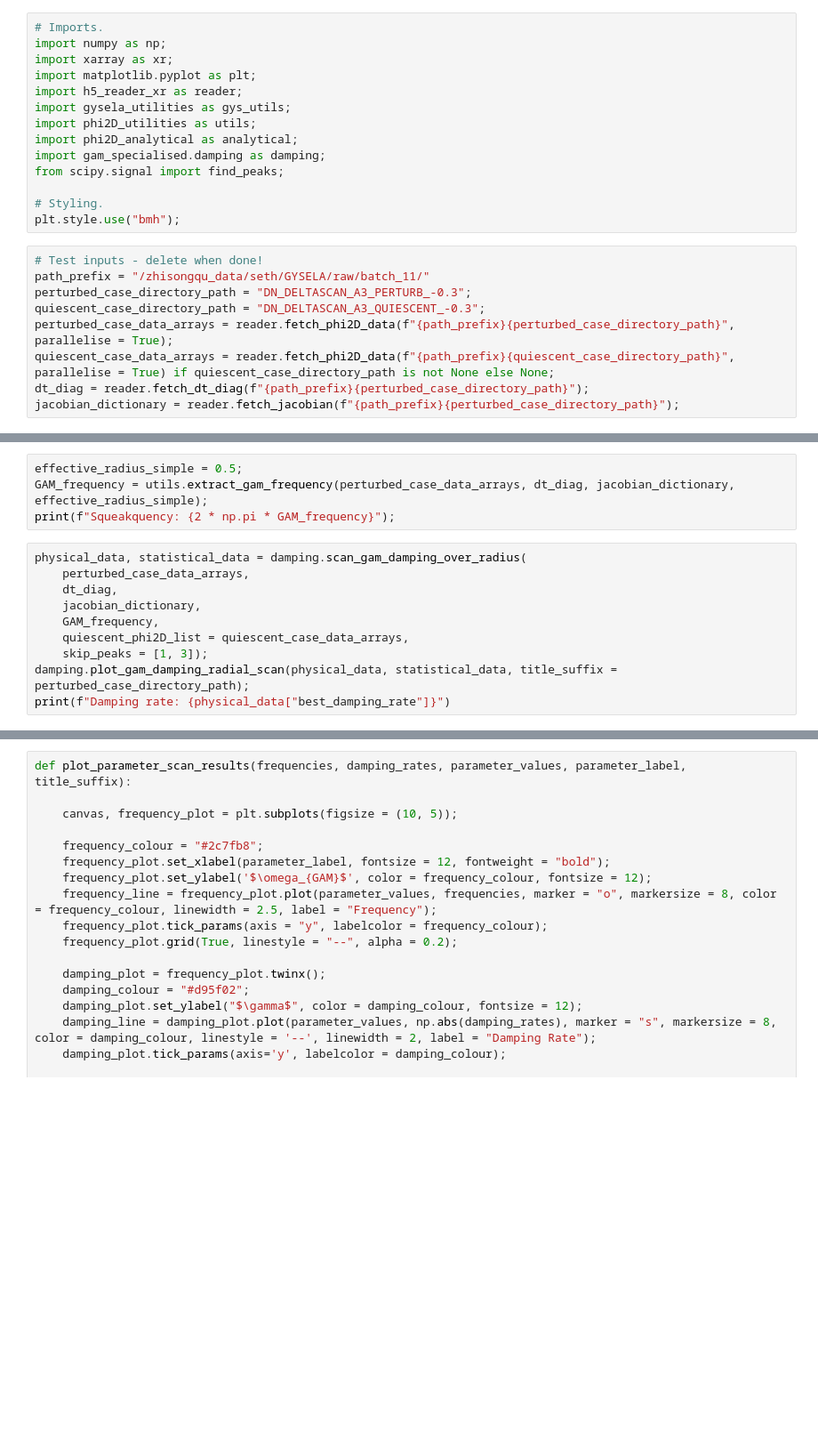
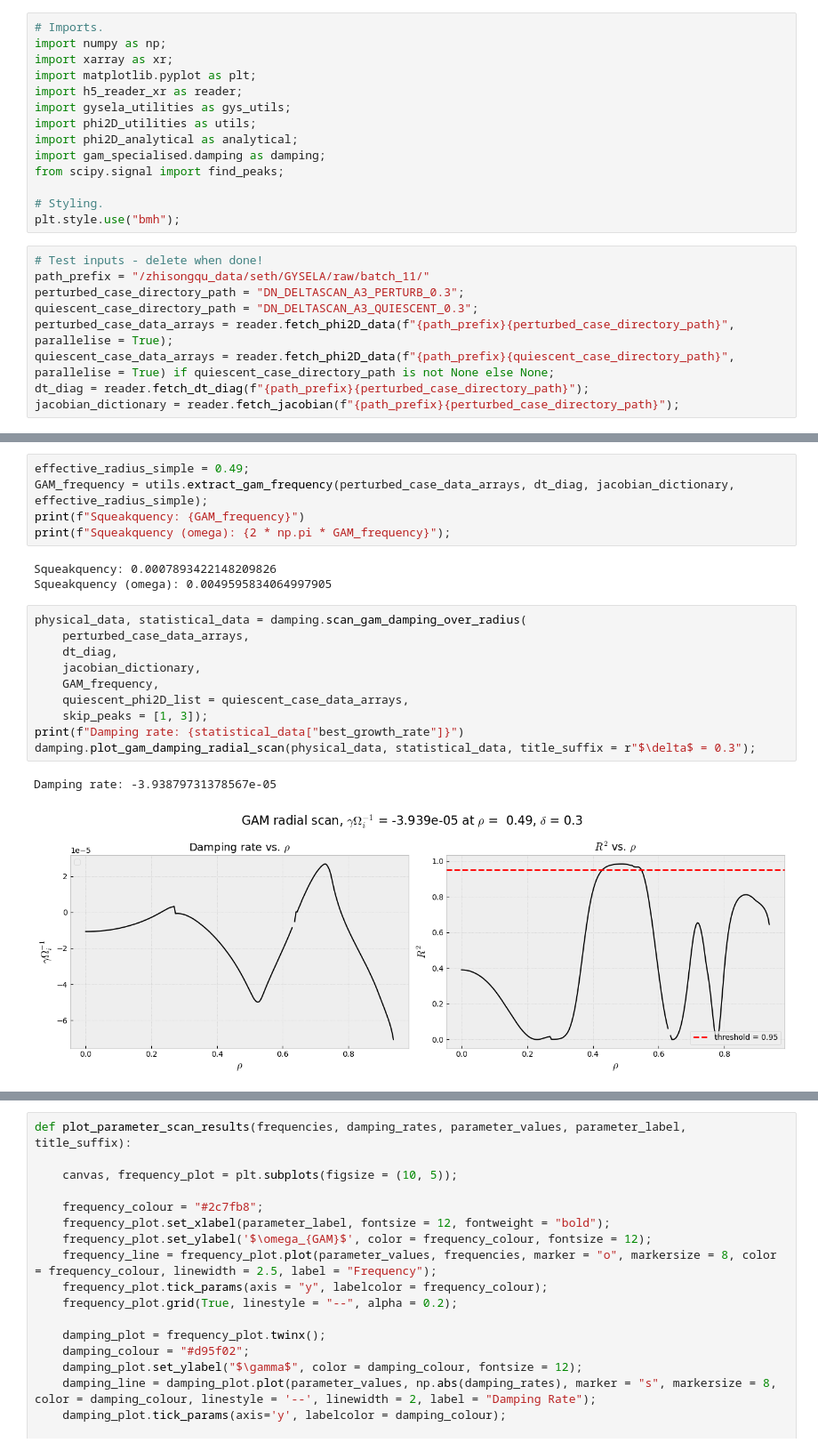
Before and after one commit to seferoni/GYSELA_utils, a Jupyter notebook: post-processing/scripts/vestigial/manual_scan.ipynb, the cells around one changed output, grey strips where cells are left out. Shown at 89% size. Saved outputs shown, nothing was run; the diff lists cells and outputs as text; blank space fills up the shorter version.

```diff
--- a/post-processing/scripts/vestigial/manual_scan.ipynb
+++ b/post-processing/scripts/vestigial/manual_scan.ipynb
@@ -15,8 +15,8 @@ plt.style.use("bmh");
 # %%
 # Test inputs - delete when done!
 path_prefix = "/zhisongqu_data/seth/GYSELA/raw/batch_11/"
-perturbed_case_directory_path = "DN_DELTASCAN_A3_PERTURB_-0.3";
-quiescent_case_directory_path = "DN_DELTASCAN_A3_QUIESCENT_-0.3";
+perturbed_case_directory_path = "DN_DELTASCAN_A3_PERTURB_0.3";
+quiescent_case_directory_path = "DN_DELTASCAN_A3_QUIESCENT_0.3";
 perturbed_case_data_arrays = reader.fetch_phi2D_data(f"{path_prefix}{perturbed_case_directory_path}", parallelise = True);
 quiescent_case_data_arrays = reader.fetch_phi2D_data(f"{path_prefix}{quiescent_case_directory_path}", parallelise = True) if quiescent_case_directory_path is not None else None;
 dt_diag = reader.fetch_dt_diag(f"{path_prefix}{perturbed_case_directory_path}");
@@ -24,15 +38,22 @@ jacobian_dictionary = reader.fetch_jacobian(f"{path_prefix}{perturbed_case_direc
 # %%
-effective_radius_simple = 0.5;
+effective_radius_simple = 0.49;
 GAM_frequency = utils.extract_gam_frequency(perturbed_case_data_arrays, dt_diag, jacobian_dictionary, effective_radius_simple);
-print(f"Squeakquency: {2 * np.pi * GAM_frequency}");
+print(f"Squeakquency: {GAM_frequency}")
+print(f"Squeakquency (omega): {2 * np.pi * GAM_frequency}");
+# %% [output]
+Squeakquency: 0.0007893422148209826
+Squeakquency (omega): 0.0049595834064997905
 # %%
 physical_data, statistical_data = damping.scan_gam_damping_over_radius(
 	perturbed_case_data_arrays,
 	dt_diag,
 	jacobian_dictionary,
 	GAM_frequency,
 	quiescent_phi2D_list = quiescent_case_data_arrays,
 	skip_peaks = [1, 3]);
-damping.plot_gam_damping_radial_scan(physical_data, statistical_data, title_suffix = perturbed_case_directory_path);
-print(f"Damping rate: {physical_data["best_damping_rate"]}")
+print(f"Damping rate: {statistical_data["best_growth_rate"]}")
+damping.plot_gam_damping_radial_scan(physical_data, statistical_data, title_suffix = r"$\delta$ = 0.3");
+# %% [output]
+Damping rate: -3.93879731378567e-05
+[figure, added]
 # %%
```
Also changed, not shown: parts of 4 cells of this notebook, 7 other files.
